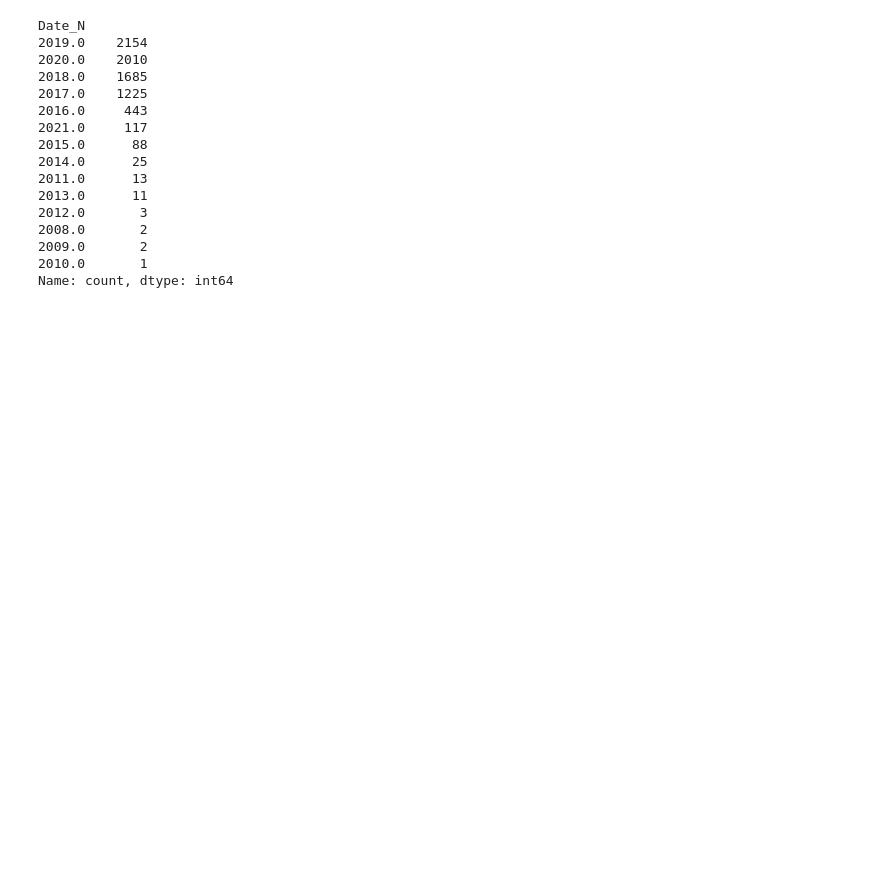
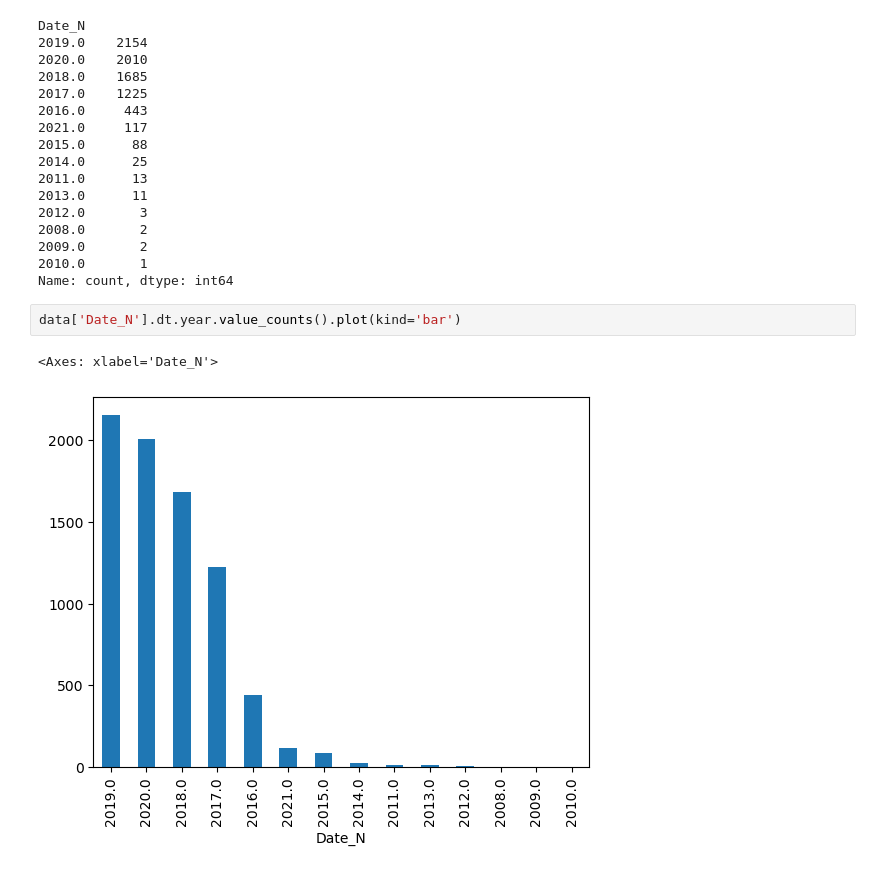
Before and after one commit to pernebay-arailym/Project_21_DataScience_Netflix, a Jupyter notebook: analysis.ipynb, the cells around one changed output. Drawn from its saved outputs; the diff is of its cells as text; blank space fills up the shorter version.

Commit message:
Plotted Bar chart for records of each year

```diff
--- a/analysis.ipynb
+++ b/analysis.ipynb
@@ -259,3 +259,8 @@ Date_N
 2009.0       2
 2010.0       1
 Name: count, dtype: int64
+# %%
+data['Date_N'].dt.year.value_counts().plot(kind='bar')
+# %% [output]
+<Axes: xlabel='Date_N'>
+[figure, added]
```
